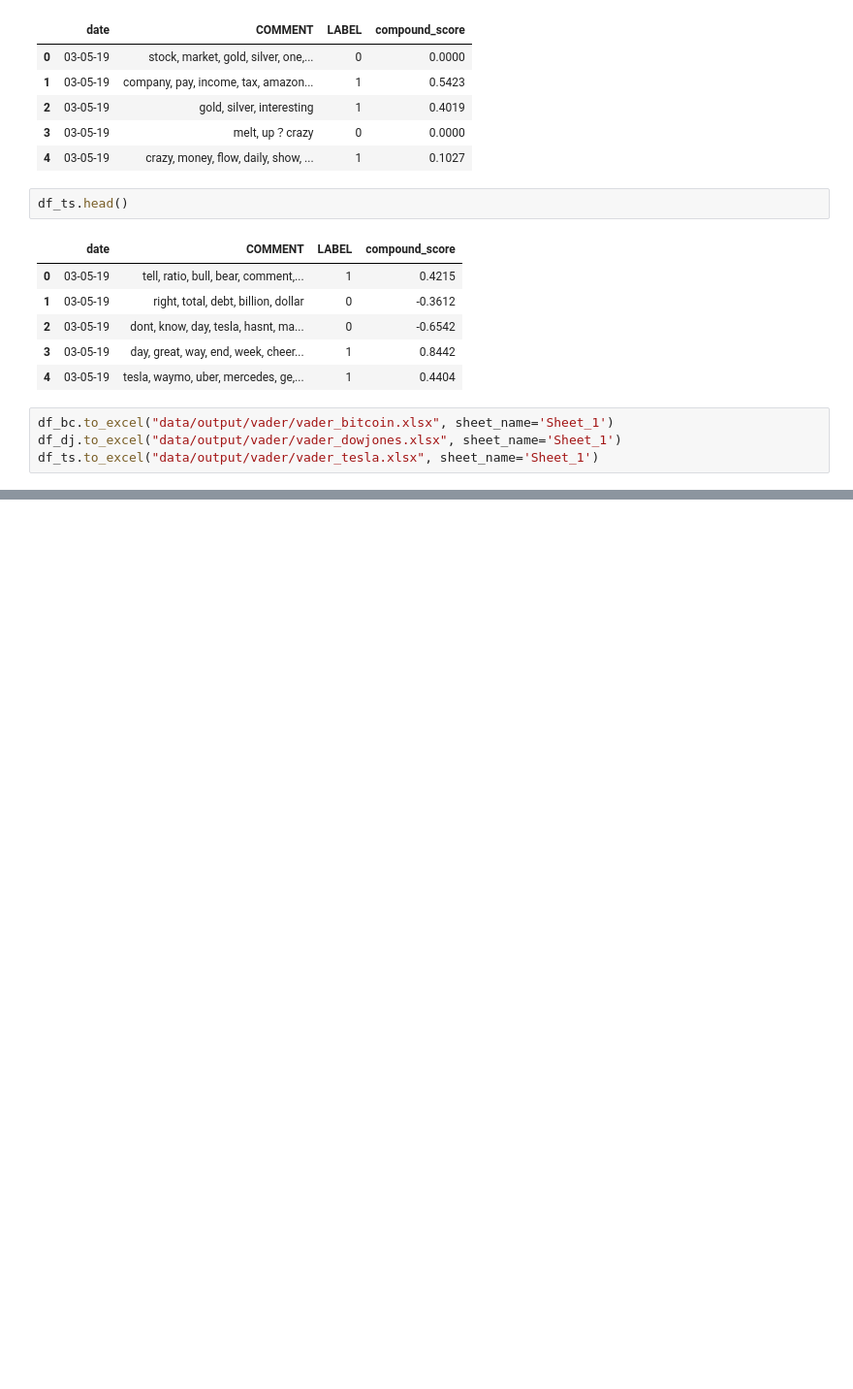
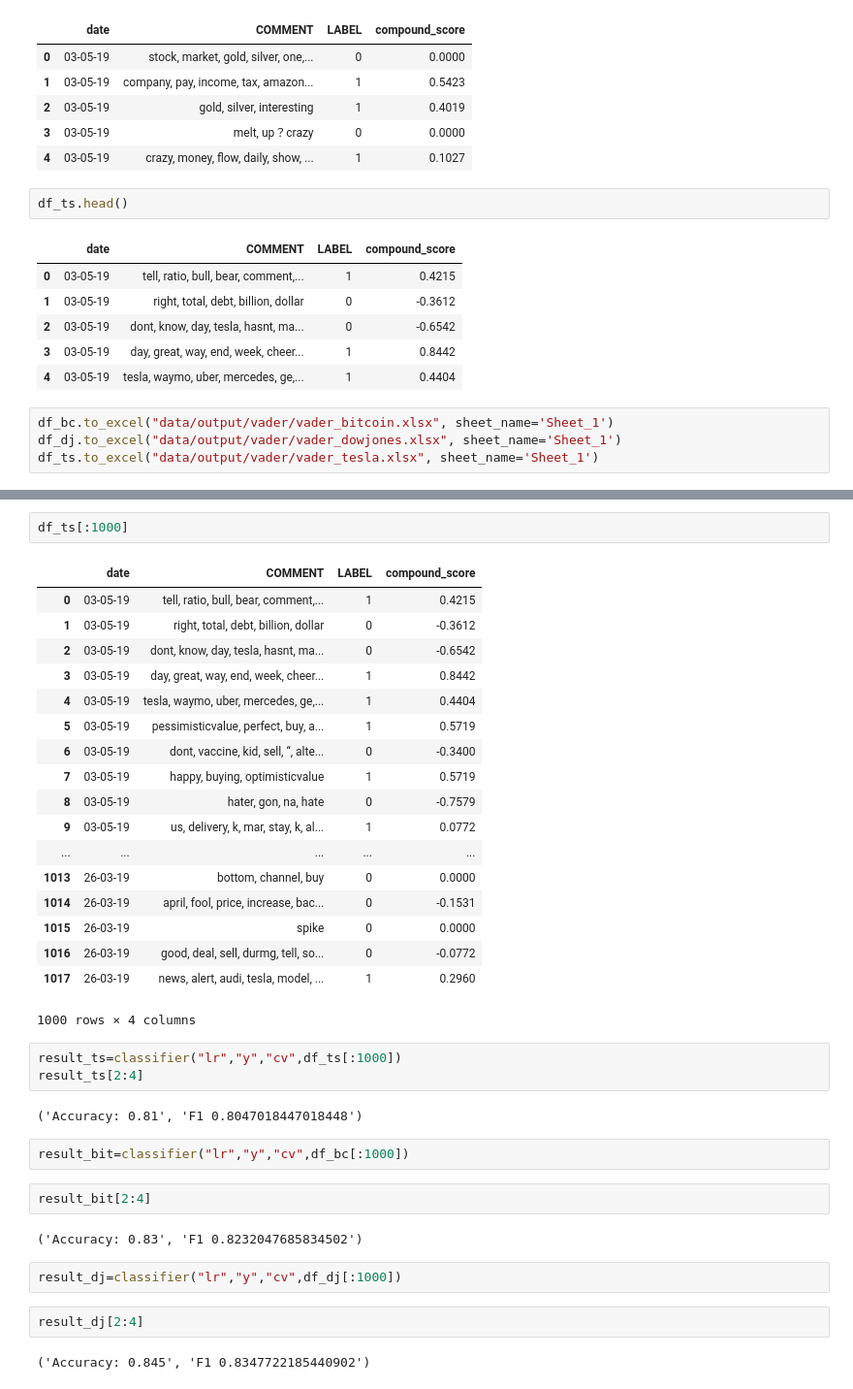
Before and after one commit to falkenovergaard/TA_Exam, a Jupyter notebook: TA_Vader_Classification.ipynb, the cells around one changed output, grey strips where cells are left out. Shown at 97% size. Drawn from its saved outputs; the diff is of its cells as text; blank space fills up the shorter version.

Commit message:
Data updated for TA, classifier for Vader is implemented

```diff
--- a/TA_Vader_Classification.ipynb
+++ b/TA_Vader_Classification.ipynb
@@ -83,0 +120,38 @@ df_ts.to_excel("data/output/vader/vader_tesla.xlsx", sheet_name='Sheet_1')
+# %%
+df_ts[:1000]
+# %% [output]
+|  | date | COMMENT | LABEL | compound_score |
+| 0 | 03-05-19 | tell, ratio, bull, bear, comment,... | 1 | 0.4215 |
+| 1 | 03-05-19 | right, total, debt, billion, dollar | 0 | -0.3612 |
+| 2 | 03-05-19 | dont, know, day, tesla, hasnt, ma... | 0 | -0.6542 |
+| 3 | 03-05-19 | day, great, way, end, week, cheer... | 1 | 0.8442 |
+| 4 | 03-05-19 | tesla, waymo, uber, mercedes, ge,... | 1 | 0.4404 |
+| 5 | 03-05-19 | pessimisticvalue, perfect, buy, a... | 1 | 0.5719 |
+| 6 | 03-05-19 | dont, vaccine, kid, sell, “, alte... | 0 | -0.3400 |
+| 7 | 03-05-19 | happy, buying, optimisticvalue | 1 | 0.5719 |
+| 8 | 03-05-19 | hater, gon, na, hate | 0 | -0.7579 |
+| 9 | 03-05-19 | us, delivery, k, mar, stay, k, al... | 1 | 0.0772 |
+| ... | ... | ... | ... | ... |
+| 1013 | 26-03-19 | bottom, channel, buy | 0 | 0.0000 |
+| 1014 | 26-03-19 | april, fool, price, increase, bac... | 0 | -0.1531 |
+| 1015 | 26-03-19 | spike | 0 | 0.0000 |
+| 1016 | 26-03-19 | good, deal, sell, durmg, tell, so... | 0 | -0.0772 |
+| 1017 | 26-03-19 | news, alert, audi, tesla, model, ... | 1 | 0.2960 |
+1000 rows × 4 columns
+# %%
+result_ts=classifier("lr","y","cv",df_ts[:1000])
+result_ts[2:4]
+# %% [output]
+('Accuracy: 0.81', 'F1 0.8047018447018448')
+# %%
+result_bit=classifier("lr","y","cv",df_bc[:1000])
+# %%
+result_bit[2:4]
+# %% [output]
+('Accuracy: 0.83', 'F1 0.8232047685834502')
+# %%
+result_dj=classifier("lr","y","cv",df_dj[:1000])
+# %%
+result_dj[2:4]
+# %% [output]
+('Accuracy: 0.845', 'F1 0.8347722185440902')
```
Also changed, not shown: parts of 3 cells of this notebook, 18 other files.
